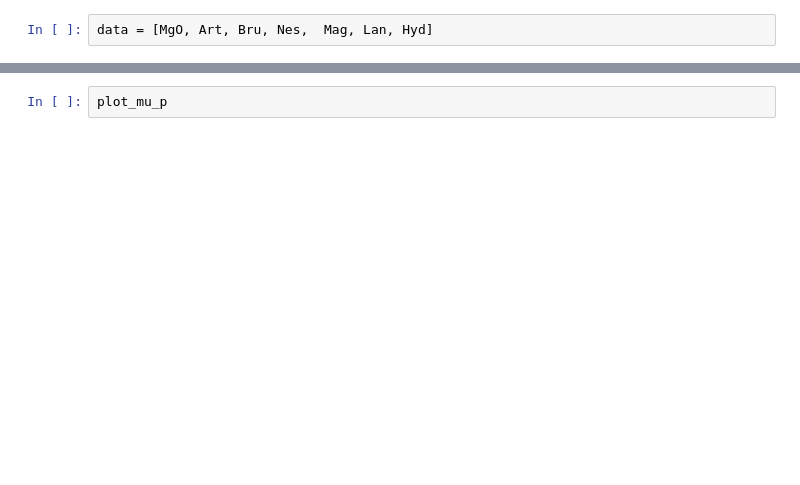
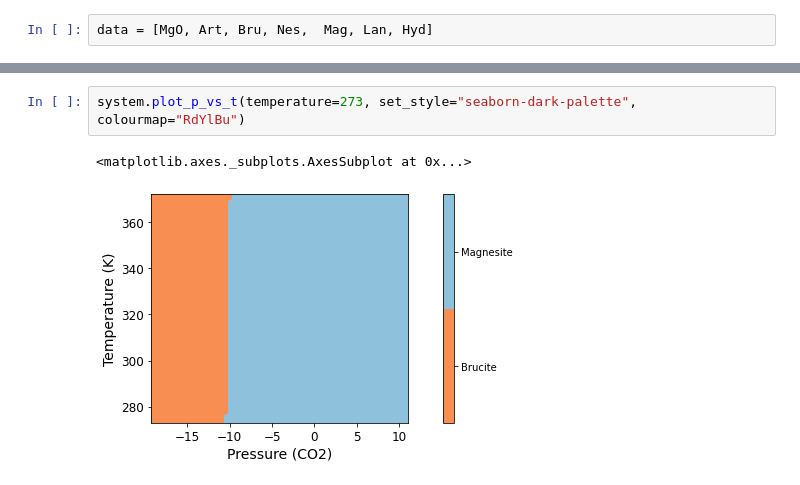
Before and after one commit to symmy596/SurfinPy, a Jupyter notebook: examples/Notebooks/Bulk/Tutorial_4.ipynb, the cells around one changed output, grey strips where cells are left out. Saved outputs shown, nothing was run; the diff lists cells and outputs as text; blank space fills up the shorter version.

```diff
--- a/examples/Notebooks/Bulk/Tutorial_4.ipynb
+++ b/examples/Notebooks/Bulk/Tutorial_4.ipynb
@@ -67,2 +42,5 @@ temp_298.plot_mu_p(temperature=298, set_style="fast", colourmap="RdBu")
-# %%
-plot_mu_p
+# %%
+system.plot_p_vs_t(temperature=273, set_style="seaborn-dark-palette", colourmap="RdYlBu")
+# %% [output]
+<matplotlib.axes._subplots.AxesSubplot at 0x...>
+[figure, added]
```
Also changed, not shown: parts of 16 cells of this notebook, 3 other files.
